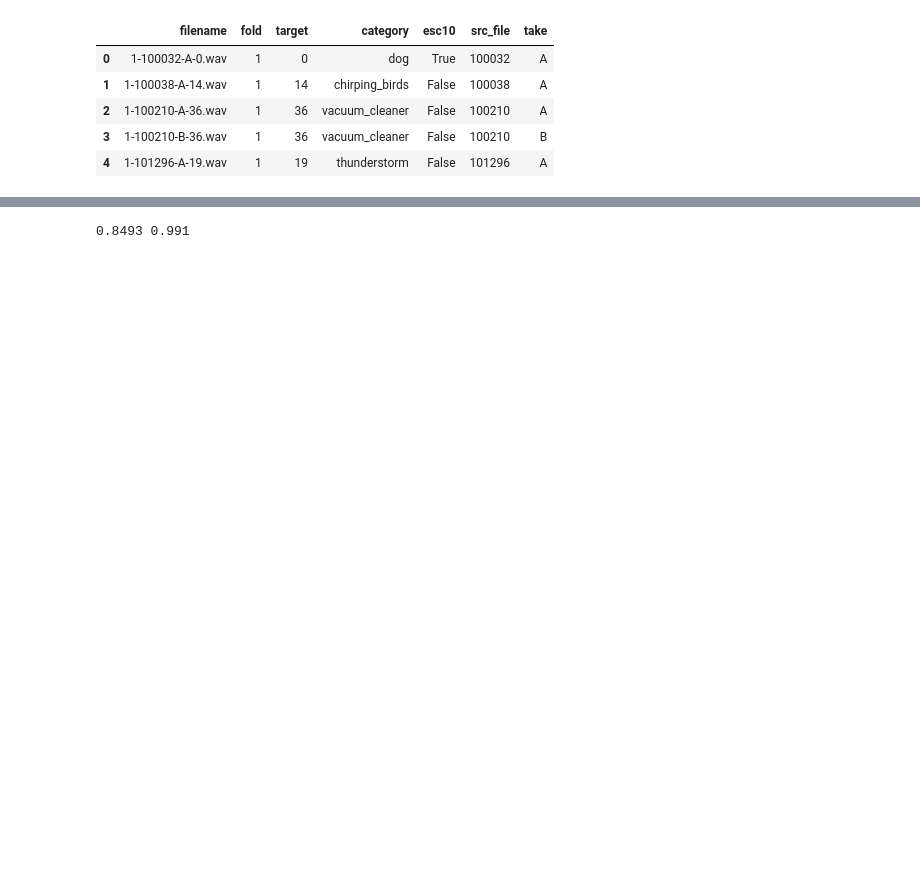
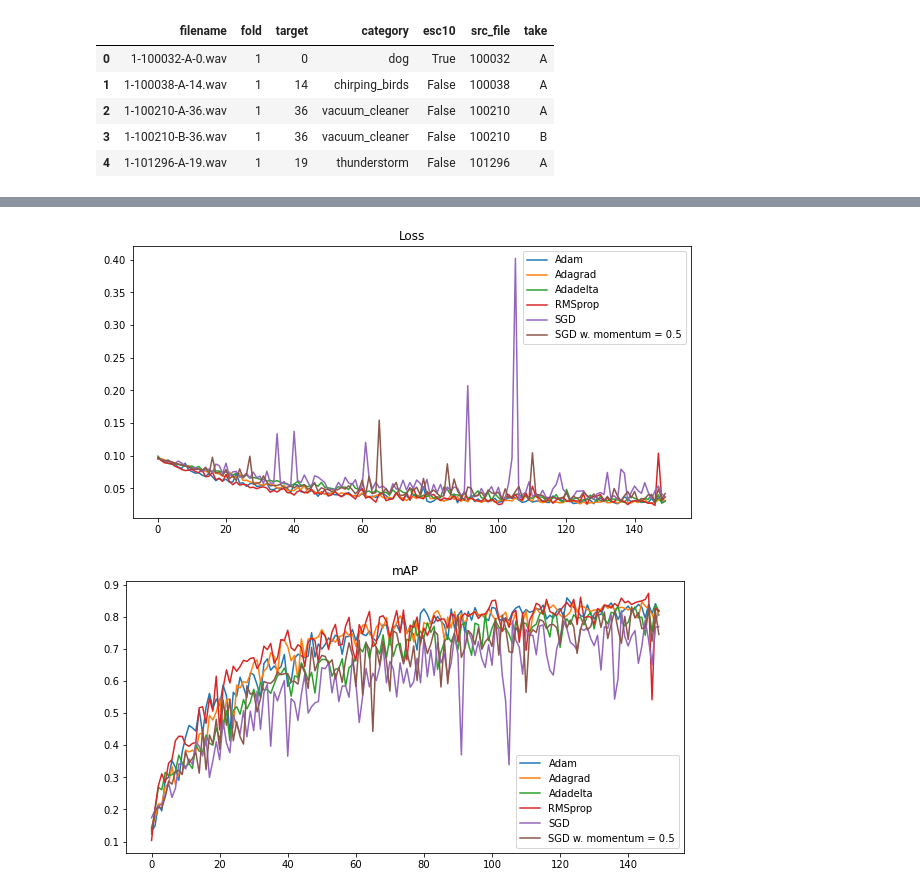
Before and after one commit to arx7ti/optimization-course, a Jupyter notebook: Untitled.ipynb, the cells around one changed output, grey strips where cells are left out. Saved outputs shown, nothing was run; the diff lists cells and outputs as text; code cells hidden in the pictures; blank space fills up the shorter version.

```diff
--- a/Untitled.ipynb
+++ b/Untitled.ipynb
@@ -346,0 +33,3 @@ plt.show()
+# %%
+CATEGORIES = meta[["category", "target"]].drop_duplicates().set_index("target")
+# print(categories)
@@ -346,0 +556,6 @@ plt.show()
+# %%
+(adadelta_model, adadelta_train_curves, adadelta_val_curves), adadelta_params = search(
+    partial(train_with_adadelta, name="CNN10"), [0.5, 0.45, 0.4, 0.35, 0.3, 0.25, 0.2], [0])
+
+torch.save({"weights": adadelta_model.module.state_dict(), "train_curves": adadelta_train_curves,
+            "val_curves": adadelta_val_curves, "params": adadelta_params}, "./checkpoints/adadelta_checkpoint.pth")
@@ -346,0 +604,6 @@ plt.show()
+# %%
+(sgd_model, sgd_train_curves, sgd_val_curves), sgd_params = search(
+    partial(train_with_sgd, momentum=0, name="CNN10"), [0.5, 0.4, 0.3, 0.2, 0.1], [0])
+
+torch.save({"weights": sgd_model.module.state_dict(), "train_curves": sgd_train_curves,
+            "val_curves": sgd_val_curves, "params": sgd_params}, "./checkpoints/sgd_checkpoint.pth")
@@ -346,0 +634,6 @@ plt.show()
+# %%
+(sgd05_model, sgd05_train_curves, sgd05_val_curves), sgd05_params = search(
+    partial(train_with_sgd, momentum=0.5, name="CNN10"), [0.5, 0.4, 0.3, 0.2, 0.1], [0])
+
+torch.save({"weights": sgd05_model.module.state_dict(), "train_curves": sgd05_train_curves,
+            "val_curves": sgd05_val_curves, "params": sgd05_params}, "./checkpoints/sgd05_checkpoint.pth")
@@ -346,0 +664,25 @@ plt.show()
+# %%
+plt.figure(figsize=(10, 5))
+plt.plot(adam_val_curves[0], label="Adam")
+plt.plot(adagrad_val_curves[0], label="Adagrad")
+plt.plot(adadelta_val_curves[0], label="Adadelta")
+plt.plot(rmsprop_val_curves[0], label="RMSprop")
+plt.plot(sgd_val_curves[0], label="SGD")
+plt.plot(sgd05_val_curves[0], label="SGD w. momentum = %.1f" % 0.5)
+plt.title("Loss")
+plt.legend()
+plt.show()
+
+plt.figure(figsize=(10, 5))
+plt.plot(adam_val_curves[1], label="Adam")
+plt.plot(adagrad_val_curves[1], label="Adagrad")
+plt.plot(adadelta_val_curves[1], label="Adadelta")
+plt.plot(rmsprop_val_curves[1], label="RMSprop")
+plt.plot(sgd_val_curves[1], label="SGD")
+plt.plot(sgd05_val_curves[1], label="SGD w. momentum = %.1f" % 0.5)
+plt.title("mAP")
+plt.legend()
+plt.show()
+# %% [output]
+[figure, added]
+[figure, added]
@@ -352,7 +722,7 @@ model.eval()
 with torch.no_grad():
     true = []
     preds = []
-    for spectrograms, targets in iter(test_loader):
+    for spectrograms, targets in iter(TEST_LOADER):
         outputs = model.module(spectrograms)
 
         outputs = outputs.transpose(0, 1).detach().cpu().numpy()
@@ -364,8 +734,7 @@ with torch.no_grad():
 true = np.concatenate(true, axis=1)
 preds = np.concatenate(preds, axis=1)
 score = average_precision_score(true, preds)
-preds = np.where(preds.ravel() > threshold, 1, 0)
-print(np.round(score, 4), np.round(accuracy_score(true.ravel(), preds), 4))
+# preds = np.where(preds.ravel() > threshold, 1, 0)
+# print(np.round(score, 4), np.round(accuracy_score(true.ravel(), preds), 4))
+print(np.round(score, 4))
-# %% [output]
-0.8493 0.991
 # %%
```
Also changed, not shown: parts of 46 cells of this notebook, 1 other file.
